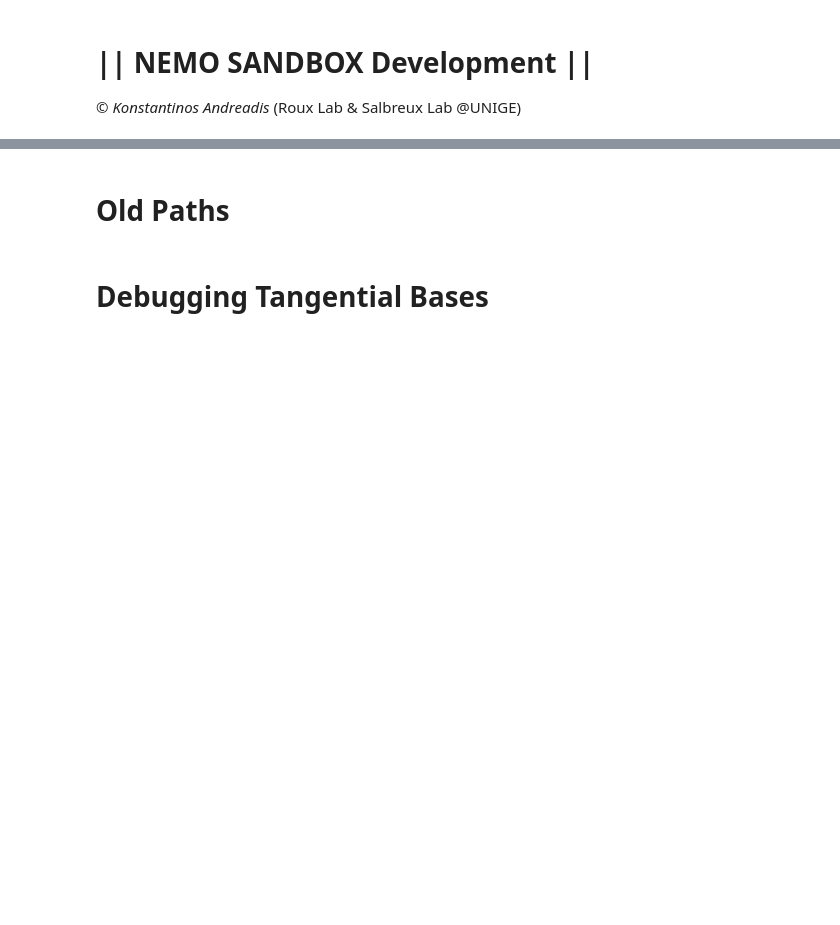
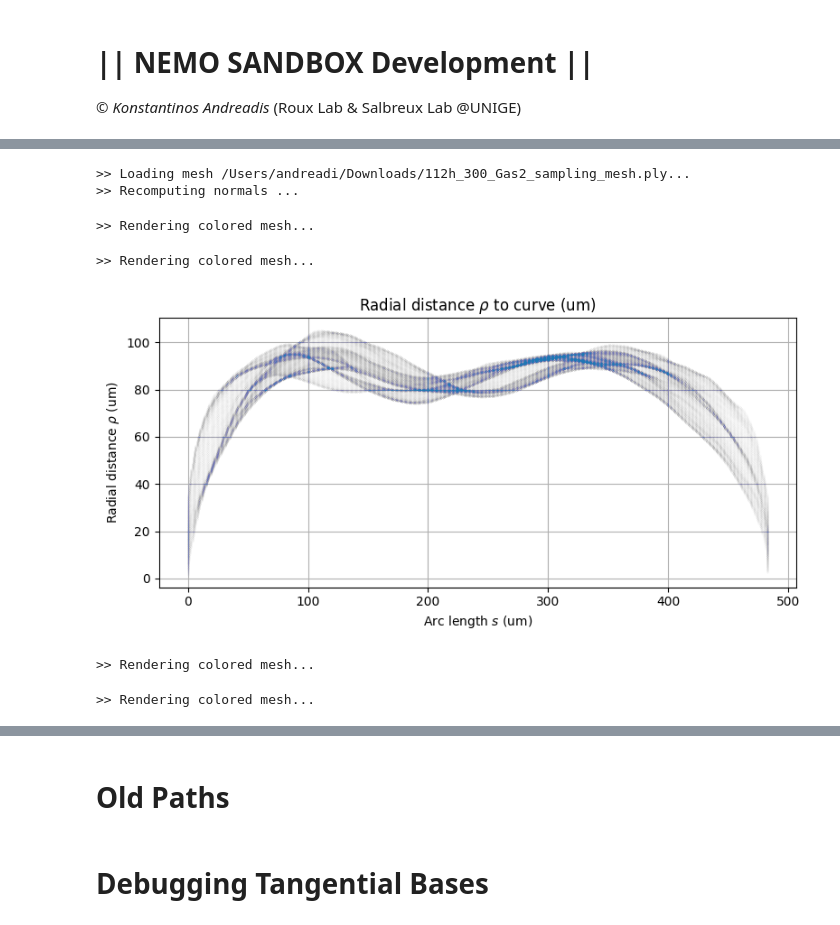
Before and after one commit to unige-biochem/nemo, a Jupyter notebook: debugging/sandbox.ipynb, the cells around one changed output, grey strips where cells are left out. Drawn from its saved outputs; the diff is of its cells as text; code cells hidden in the pictures; blank space fills up the shorter version.

Commit message:
internal commit, gastruloid axis curved cylindrical coordinate system along elongation axis :)

```diff
--- a/debugging/sandbox.ipynb
+++ b/debugging/sandbox.ipynb
@@ -18,0 +139,65 @@ from matplotlib.colors import ListedColormap, BoundaryNorm
+# %%
+mesh = datahandler.load_mesh("/Users/andreadi/Downloads/112h_300_Gas2_sampling_mesh.ply",
+                             recalc_normals=True, clean=True)
+# mesh = datahandler.load_mesh("/Users/andreadi/Downloads/120h_300_Gas9_sampling_mesh.ply", recalc_normals=False,
+#                              clean=True)
+# mesh = datahandler.load_mesh('/Users/andreadi/Physbio Dropbox/Konstantinos Andreadis/Academic/PhD-results/1_NEMO/1_oriol-gastruloids/!corr_time-72-96-104-112-120_size-200-300_membrane/0_combined_views/ALL_MESH_FILES/104h_200_Gas5_sampling_mesh.ply', recalc_normals=False, clean=True)
+# %% [output]
+>> Loading mesh /Users/andreadi/Downloads/112h_300_Gas2_sampling_mesh.ply...
+>> Recomputing normals ...
+# %%
+voxel_size = 5
+centerline = skeletonise_mesh(mesh=mesh, voxel_size=voxel_size)
+centerline_ordered = order_points_along_path(centerline)
+centerline_fitted = spline_fit_curve_3d_extend_inside_mesh(
+    centerline_ordered,
+    mesh,
+    order_k=2,
+    num_pts=500,
+    smooth=200,
+    sample_interv=3,
+    step_u=0.01
+)
+s, rho, phi = cylindrical_along_curve(points=mesh.vertices, curve=centerline_fitted)
+# %%
+visuals.view_colored_mesh(mesh, vert_colors="white", markers=centerline_fitted, mesh_shading="flat", mesh_opacity=0.6,
+                          mesh_blending="translucent_no_depth",
+                          marker_colors=visuals.color_scalar(np.linspace(0, 1, len(centerline_fitted)), cmap="Blues"))
+# %% [output]
+>> Rendering colored mesh...
+# %%
+visuals.view_colored_mesh(mesh, vert_colors=visuals.color_scalar(s, normalise=True, cmap="inferno"),
+                          mesh_shading="flat", mesh_blending="opaque", mesh_opacity=1.0)
+# %% [output]
+>> Rendering colored mesh...
+# %%
+img_unit = "um"
+plt.figure(figsize=(8, 4))
+plt.plot(s, rho, '.', markersize=0.01, alpha=0.7, color='tab:blue')
+plt.xlabel(f'Arc length $s$ ({img_unit})')
+plt.ylabel(fr'Radial distance $\rho$ ({img_unit})')
+plt.title(fr'Radial distance $\rho$ to curve ({img_unit})')
+plt.grid(True)
+plt.tight_layout()
+plt.savefig(f"/Users/andreadi/Downloads/rho-profile-{img_unit}.png", dpi=300)
+plt.show()
+# %% [output]
+[figure, added]
+# %%
+visuals.view_colored_mesh(mesh, vert_colors=visuals.color_scalar(phi, manual_vminmax=[-np.pi, np.pi], cmap="hsv"),
+                          mesh_shading="flat",
+                          mesh_blending="opaque", mesh_opacity=1.0)
+# %% [output]
+>> Rendering colored mesh...
+# %%
+visuals.view_colored_mesh_multiple([mesh, mesh, mesh, mesh],
+                                   vert_colors_list=["white",
+                                                     visuals.color_scalar(s, normalise=True, cmap="inferno"),
+                                                     visuals.color_scalar(rho, normalise=True, cmap="Spectral"),
+                                                     visuals.color_scalar(phi, normalise=True, cmap="hsv")],
+                                   markers=centerline_fitted, mesh_shading="flat",
+                                   mesh_opacity_list=[0.6, 1.0, 1.0, 1.0],
+                                   marker_colors=visuals.color_scalar(np.linspace(0, 1, len(centerline_fitted)),
+                                                                      cmap="Blues"))
+# %% [output]
+>> Rendering colored mesh...
```
Also changed, not shown: parts of 8 cells of this notebook, 2 other files.
